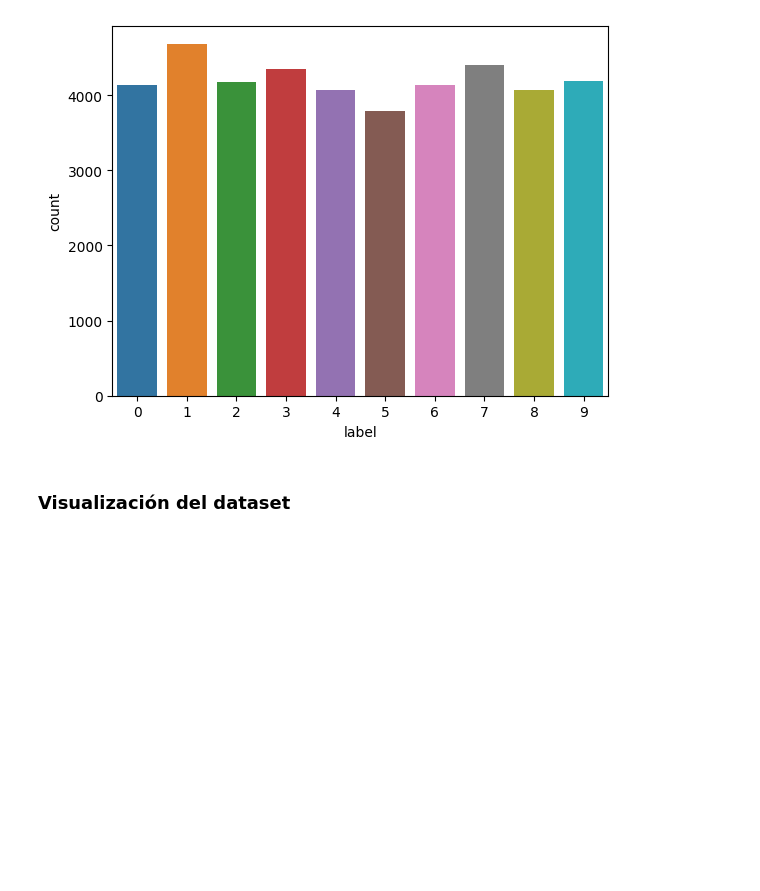
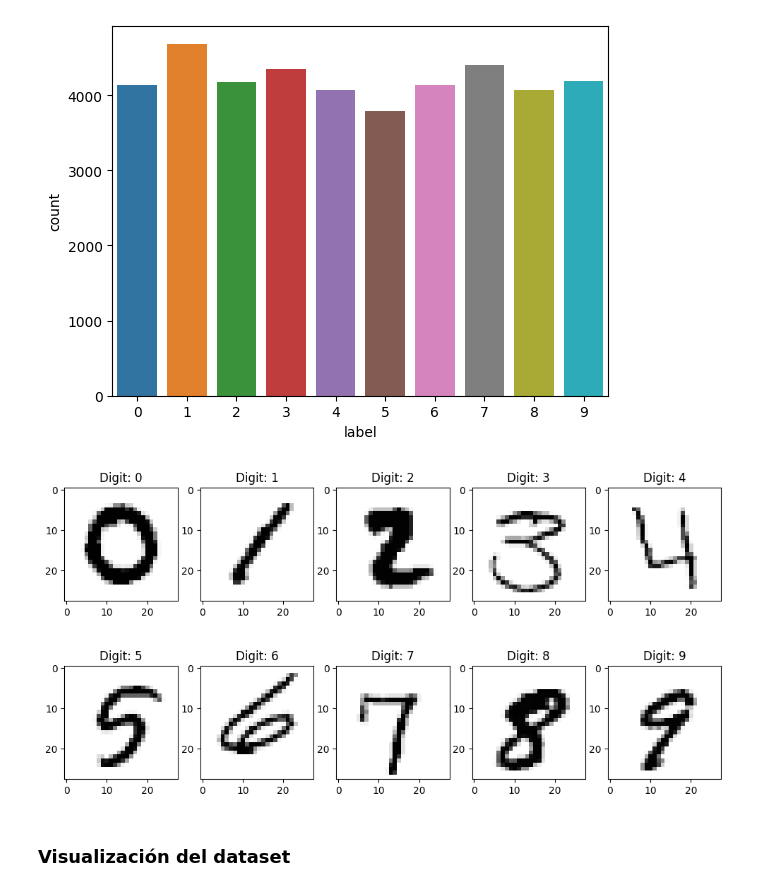
Before and after one commit to Diego-Hiriart/AI-2-Course-Project_HiPaCoSaEsGa, a Jupyter notebook: A_ABET_CourseProject_HiPaCoSaEsGa.ipynb, the cells around one changed output. Drawn from its saved outputs; the diff is of its cells as text; code cells hidden in the pictures; blank space fills up the shorter version.

```diff
--- a/A_ABET_CourseProject_HiPaCoSaEsGa.ipynb
+++ b/A_ABET_CourseProject_HiPaCoSaEsGa.ipynb
@@ -134,6 +135,16 @@ sns.countplot(x='label', data=mnist)
 plt.show()
 # %% [output]
 [figure]
+# %%
+# Show a sample of each label
+labels = sorted(mnist['label'].unique())
+fig, ax = plt.subplots(2, 5, figsize=(12, 6))
+for i in labels:
+    ax[i//5, i%5].imshow(mnist[mnist.label == i].iloc[0, 1:].values.reshape(28, 28), cmap='Greys')
+    ax[i//5, i%5].set_title('Digit: {}'.format(i))
+plt.show()
+# %% [output]
+[figure, added]
 # %% [markdown]
 ### Visualización del dataset
 # %%
```
Also changed, not shown: parts of 22 cells of this notebook, 2 other files.
